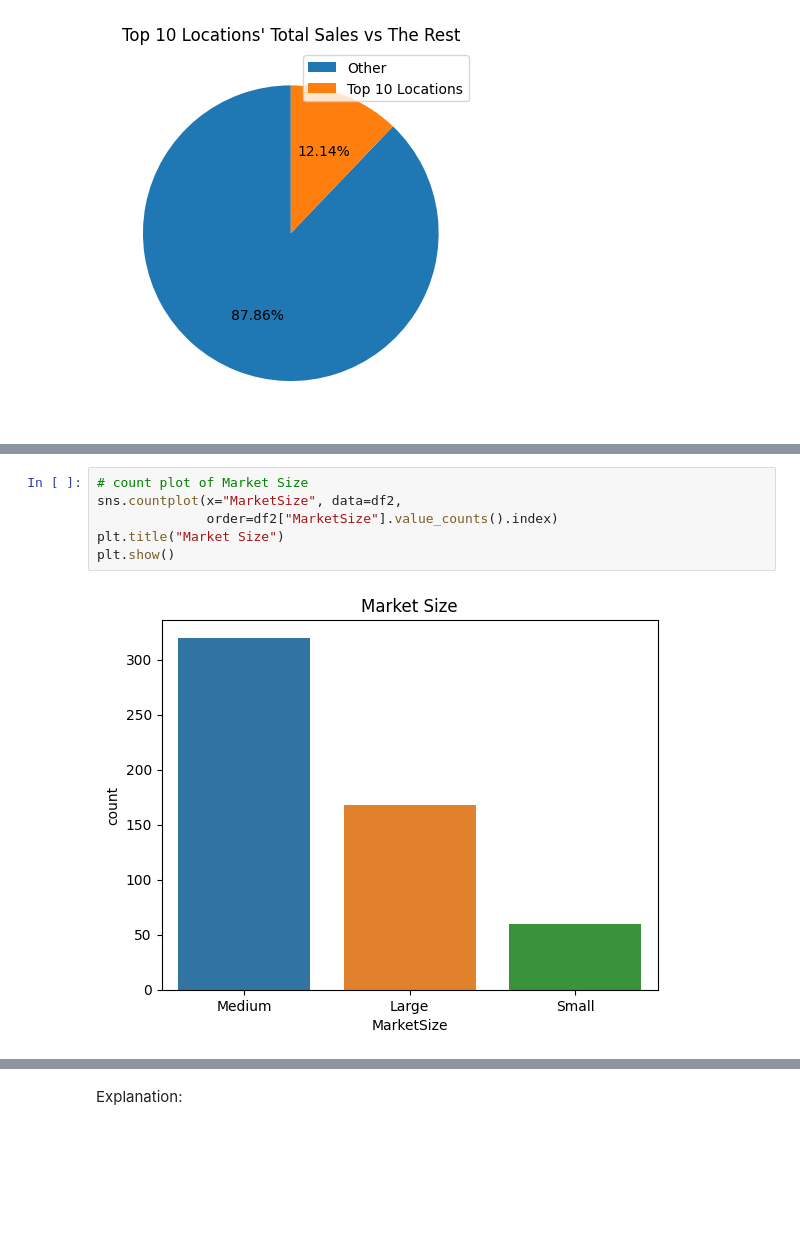
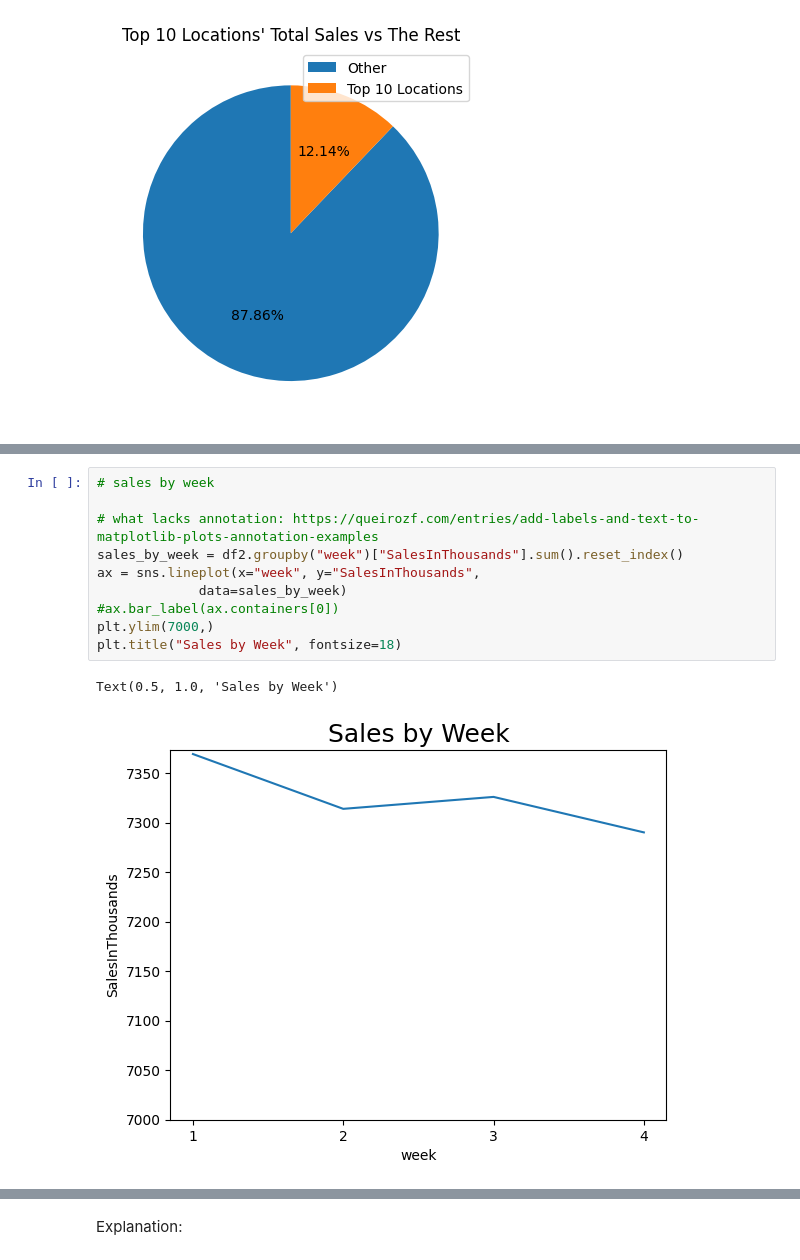
Before and after one commit to tan-yong-sheng/business_analytics, a Jupyter notebook: iv Data Analysis (Insight Generation)/Final Project/Assignment 5/EDA_Final_Project.ipynb, the cells around one changed output, grey strips where cells are left out. Saved outputs shown, nothing was run; the diff lists cells and outputs as text; blank space fills up the shorter version.

```diff
--- a/iv Data Analysis (Insight Generation)/Final Project/Assignment 5/EDA_Final_Project.ipynb
+++ b/iv Data Analysis (Insight Generation)/Final Project/Assignment 5/EDA_Final_Project.ipynb
@@ -248,8 +312,13 @@ plt.legend(sales_by_location["LocationID"].astype(str), loc="upper right")
-# %%
-# count plot of Market Size
-sns.countplot(x="MarketSize", data=df2,
-              order=df2["MarketSize"].value_counts().index)
-plt.title("Market Size")
-plt.show()
-# %% [output]
-[figure, removed]
+# %%
+# sales by week
+
+# what lacks annotation: https://queirozf.com/entries/add-labels-and-text-to-matplotlib-plots-annotation-examples
+sales_by_week = df2.groupby("week")["SalesInThousands"].sum().reset_index()
+ax = sns.lineplot(x="week", y="SalesInThousands",
+             data=sales_by_week)
+#ax.bar_label(ax.containers[0])
+plt.ylim(7000,)
+plt.title("Sales by Week", fontsize=18)
+# %% [output]
+Text(0.5, 1.0, 'Sales by Week')
+[figure, added]
```
Also changed, not shown: parts of 18 cells of this notebook.
